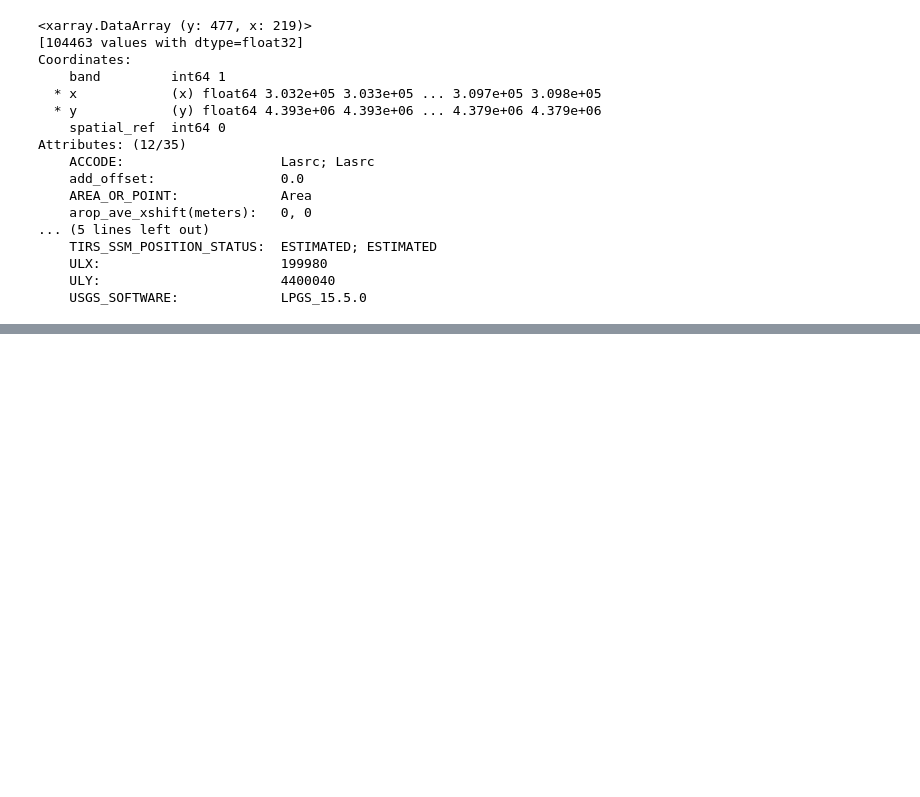
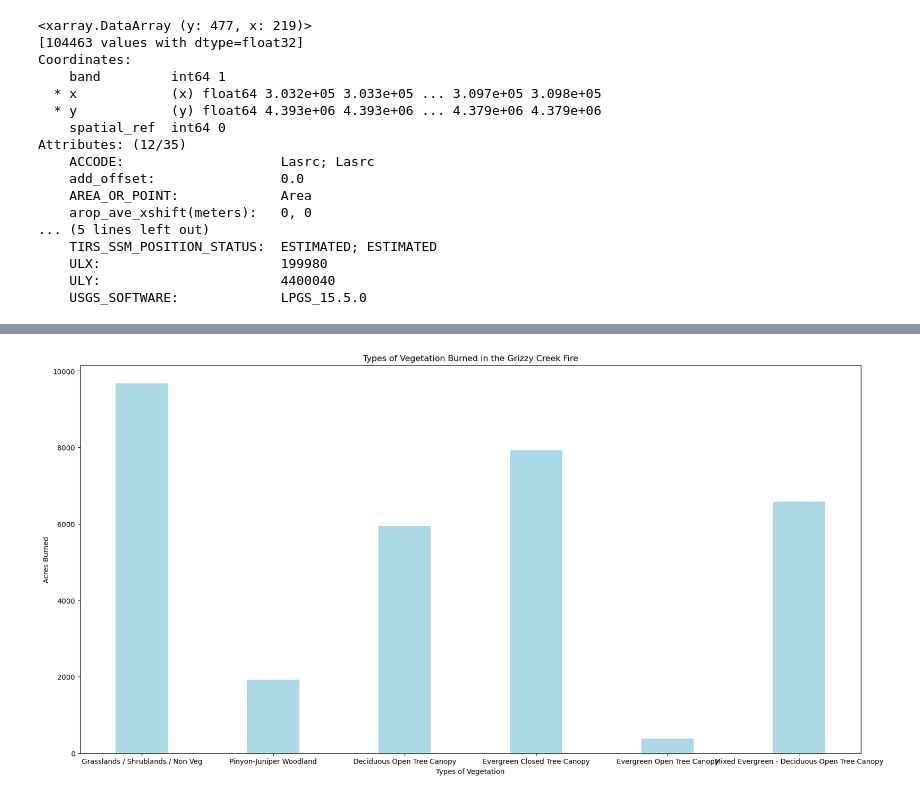
Before and after one commit to cu-esiil-edu/MSUGrizzlyCreek2020Fire, a Jupyter notebook: notebooks/vegetation.ipynb, the cells around one changed output, grey strips where cells are left out. Saved outputs shown, nothing was run; the diff lists cells and outputs as text; code cells hidden in the pictures; blank space fills up the shorter version.

```diff
--- a/notebooks/vegetation.ipynb
+++ b/notebooks/vegetation.ipynb
@@ -314,24 +329,26 @@ burn_severity_path
 # %%
 # creating the dataset
 data = {'Grasslands / Shrublands / Non Veg':9671,
         'Pinyon-Juniper Woodland':1928,
         'Deciduous Open Tree Canopy':5948,
         'Evergreen Closed Tree Canopy':7922,
         'Evergreen Open Tree Canopy':377,
         'Mixed Evergreen - Deciduous Open Tree Canopy': 6576,}
 courses = list(data.keys())
 values = list(data.values())
 
-fig = plt.figure(figsize = (20, 5))
+fig = plt.figure(figsize = (20, 10))
 
 # creating the bar plot
 plt.bar(courses, values, color ='lightblue',
         width = 0.4)
 
 plt.xlabel("Types of Vegetation")
 plt.ylabel("Acres Burned")
 plt.title("Types of Vegetation Burned in the Grizzy Creek Fire")
 plt.show()
+# %% [output]
+[figure, added]
 # %%
 y = np.array([4562, 819, 851, 1863])
 mylabels = ["0%-<25%", "25%-<50%", "50%-<75%", "75%-100%"]
```
Also changed, not shown: parts of 11 cells of this notebook.
